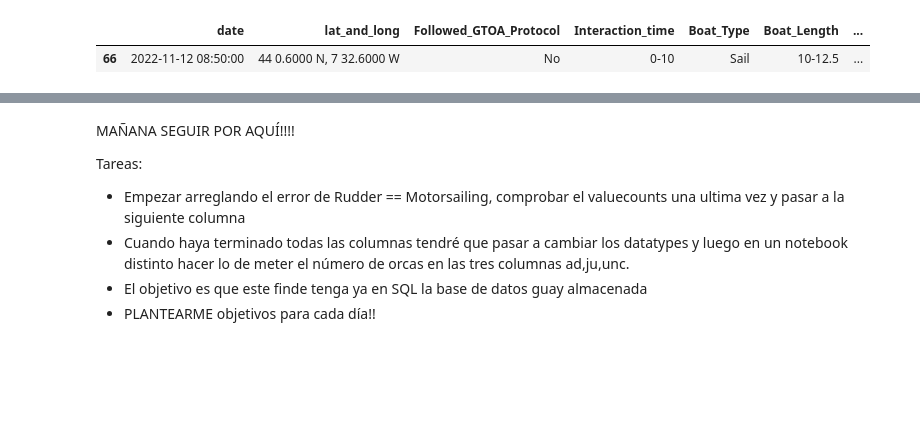
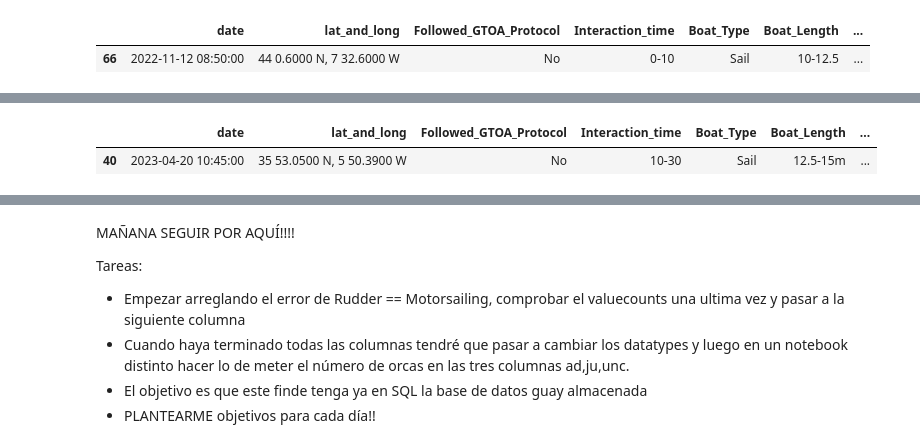
Before and after one commit to Jacobomb/Orca-interactions-in-the-Iberian-Peninsula, a Jupyter notebook: notebooks/2.DataCleaning.ipynb, the cells around one changed output, grey strips where cells are left out. Drawn from its saved outputs; the diff is of its cells as text; code cells hidden in the pictures; blank space fills up the shorter version.

```diff
--- a/notebooks/2.DataCleaning.ipynb
+++ b/notebooks/2.DataCleaning.ipynb
@@ -925,0 +1104,7 @@ df[df.Rudder == 'Motorsailing']
+# %%
+# Una vez más, analizamos el caso particular donde tenemos un caso que no es una de las opciones de respuesta, 'calm'
+
+df[df.Speed_Knots == 'Calm']
+# %% [output]
+|  | date | lat_and_long | Followed_GTOA_Protocol | Interaction_time | Boat_Type | Boat_Length | ... |
+| 40 | 2023-04-20 10:45:00 | 35 53.0500 N, 5 50.3900 W | No | 10-30 | Sail | 12.5-15m | ... |
```
Also changed, not shown: parts of 20 cells of this notebook.
